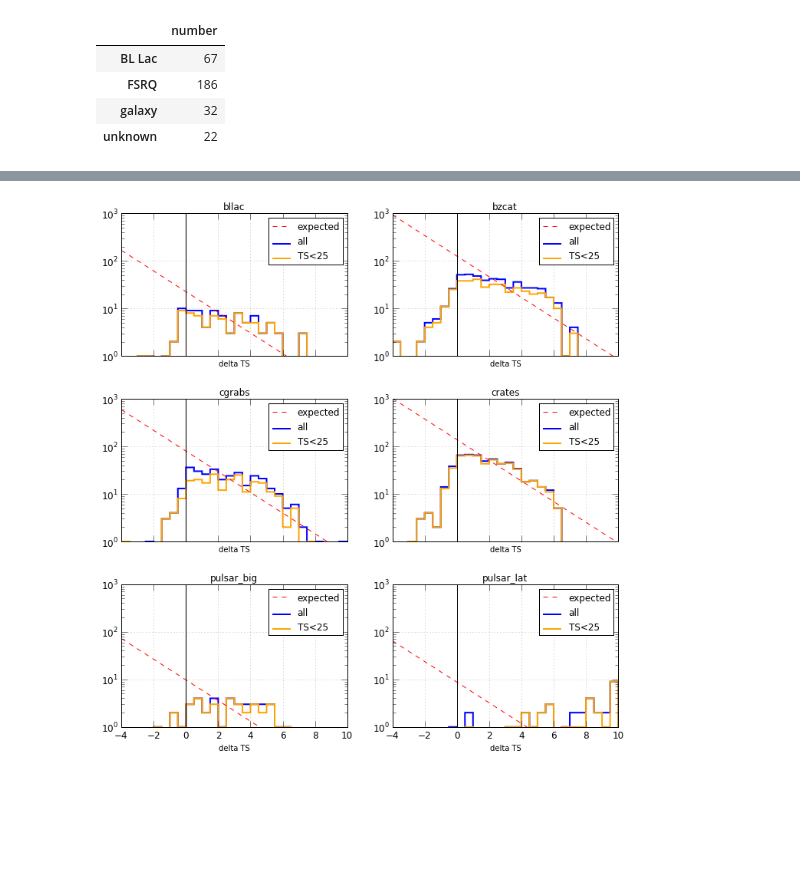
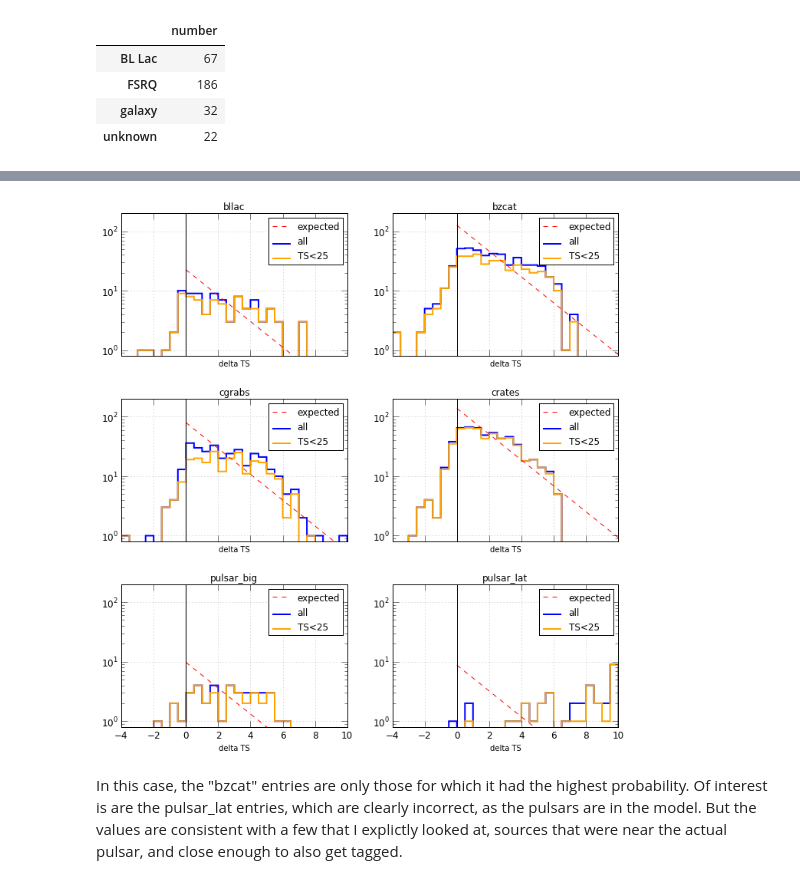
Before and after one commit to tburnett/Fermi-LAT, a Jupyter notebook: transients/BZCAT study.ipynb, the cells around one changed output, grey strips where cells are left out. Drawn from its saved outputs; the diff is of its cells as text; code cells hidden in the pictures; blank space fills up the shorter version.

```diff
--- a/transients/BZCAT study.ipynb
+++ b/transients/BZCAT study.ipynb
@@ -96,3 +110,8 @@ for i,mi in enumerate(si.ta.monthinfo):
                   & (np.abs(mi.df.glat)>10) &(mi.df.ts>10)])
 tdf =pd.concat(t)
 cats =set(tdf.acat)
+ncat = dict()
+for cat in cats:
+    n = sum(tdf.acat==cat)
+    if n>2: ncat[cat] = n
+pd.DataFrame(ncat, index=['number associated']).T
@@ -99,5 +128,0 @@ cats =set(tdf.acat)
-# %%
-ncat = dict()
-for cat in cats:
-    ncat[cat] = sum(tdf.acat==cat)
-ncat
@@ -164,8 +129,10 @@ cumulative_ts(t);
 # %%
 reload(ti)
 fig, axx = plt.subplots(3,2, sharex=True, figsize=(12,12))
 plt.subplots_adjust(hspace=0.3)
 for ax,cat in zip(axx.flatten(), 'bllac bzcat cgrabs crates pulsar_big pulsar_lat'.split()):
-    ti.delta_ts_figure(tdf[tdf.acat==cat], ax=ax, title=cat, xlim=(-4,10))
+    ti.delta_ts_figure(tdf[tdf.acat==cat], ax=ax, title=cat, ymax=200)
 # %% [output]
-[figure, old version]
+[figure, new version]
+# %% [markdown]
+In this case, the "bzcat" entries are only those for which it had the highest probability. Of interest is are the pulsar_lat entries, which are clearly incorrect, as the pulsars are in the model. But the values are consistent with a few that I explictly looked at, sources that were near the actual pulsar, and close enough to also get tagged.
```
Also changed, not shown: parts of 20 cells of this notebook, 1 other file.
